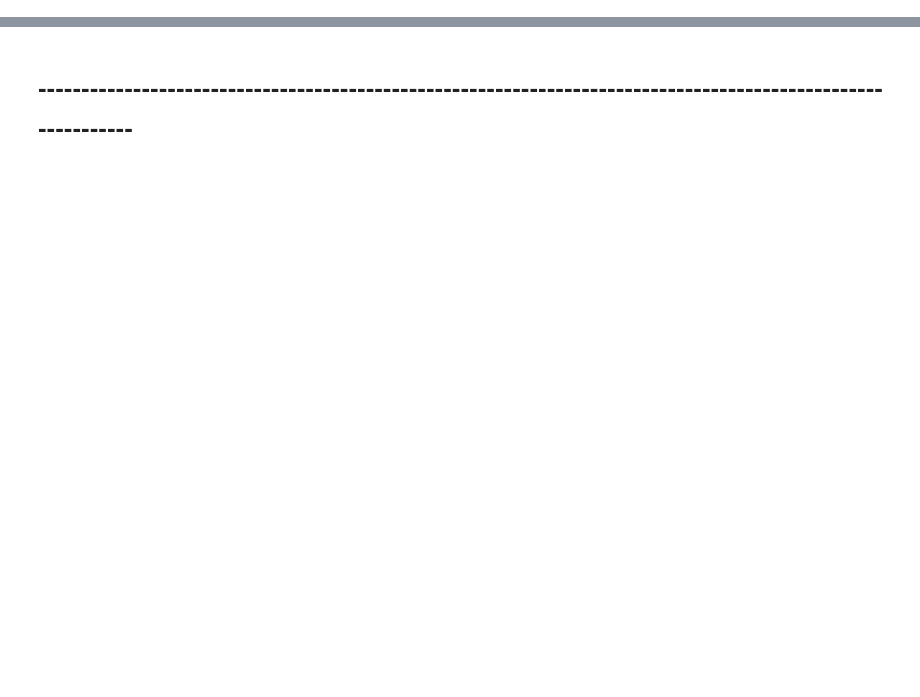
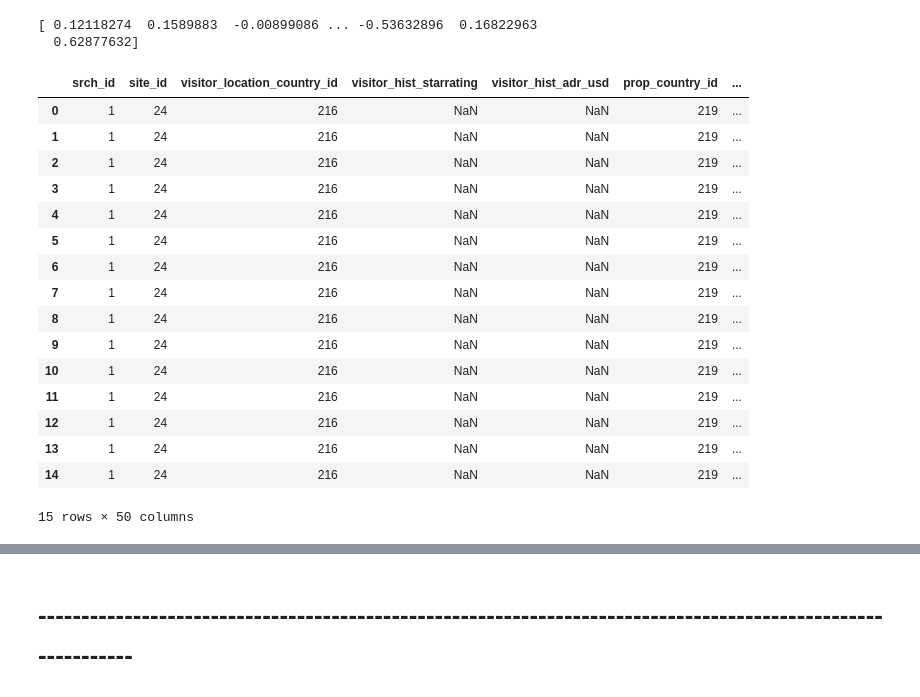
Before and after one commit to martinpucheuaviles/dmt_assignment2-, a Jupyter notebook: dmt_assignment_2_v2.ipynb, the cells around one changed output, grey strips where cells are left out. Drawn from its saved outputs; the diff is of its cells as text; code cells hidden in the pictures; blank space fills up the shorter version.

```diff
--- a/dmt_assignment_2_v2.ipynb
+++ b/dmt_assignment_2_v2.ipynb
@@ -109,5 +101,5 @@ print("len target 5: ",len(balanced.loc[balanced["target_col"] == 5]))
 # %%
-aux_training = aux_training.sample(frac=.5) #random sample
+#aux_training = aux_training.sample(frac=.5) #random sample
 
 print("len target 0: ",len(aux_training.loc[aux_training["target_col"] == 0]))
 print("len target 1: ",len(aux_training.loc[aux_training["target_col"] == 1]))
@@ -122,6 +110,9 @@ aux_training = aux_training.drop('date_time', axis=1) # cause me dont datee
 ##  drop columns that are not in test set (??? )
 aux_training = aux_training.drop('click_bool', axis=1)   #replaced by target_col and not in test set
 aux_training = aux_training.drop('booking_bool', axis=1) #replaced by target_col and not in test set
+
+aux_training = aux_training.drop('position', axis=1)     # not in test set
+aux_training = aux_training.drop('gross_bookings_usd', axis=1) # not in test set
 # %%
 # CAN WE DROP THIS AFTER TRAINING?
 #aux_training = aux_training.drop('position', axis=1)          # (not in test set)not sure about drop this one. Maybe some transformation ??
@@ -285,4 +265,4 @@ aux_test = aux_test.drop('prop_review_score', axis=1)
 aux_test = aux_test.drop('prop_location_score2', axis=1)
 aux_test = aux_test.drop('orig_destination_distance', axis=1)
 # %%
-aux_test = aux_test.drop('date_time', axis=1)
+test_data = test_data.drop('date_time', axis=1)
@@ -294,7 +269,31 @@ aux_test.columns
 # %%
-test_pred = gbm.predict(aux_test)
+# Create prediction over the test set
+test_pred = gbm.predict(test_data)
 
 print(test_pred)
+# %% [output]
+[ 0.12118274  0.1589883  -0.00899086 ... -0.53632896  0.16822963
+  0.62877632]
 # %%
-aux_test["predicted_ranking"] = test_pred
+# Add new column "predicted_ranking" to the test_set with predicted values of the model
+test_data["predicted_ranking"] = test_pred
+test_data.head(15)
+# %% [output]
+|  | srch_id | site_id | visitor_location_country_id | visitor_hist_starrating | visitor_hist_adr_usd | prop_country_id | ... |
+| 0 | 1 | 24 | 216 | NaN | NaN | 219 | ... |
+| 1 | 1 | 24 | 216 | NaN | NaN | 219 | ... |
+| 2 | 1 | 24 | 216 | NaN | NaN | 219 | ... |
+| 3 | 1 | 24 | 216 | NaN | NaN | 219 | ... |
+| 4 | 1 | 24 | 216 | NaN | NaN | 219 | ... |
+| 5 | 1 | 24 | 216 | NaN | NaN | 219 | ... |
+| 6 | 1 | 24 | 216 | NaN | NaN | 219 | ... |
+| 7 | 1 | 24 | 216 | NaN | NaN | 219 | ... |
+| 8 | 1 | 24 | 216 | NaN | NaN | 219 | ... |
+| 9 | 1 | 24 | 216 | NaN | NaN | 219 | ... |
+| 10 | 1 | 24 | 216 | NaN | NaN | 219 | ... |
+| 11 | 1 | 24 | 216 | NaN | NaN | 219 | ... |
+| 12 | 1 | 24 | 216 | NaN | NaN | 219 | ... |
+| 13 | 1 | 24 | 216 | NaN | NaN | 219 | ... |
+| 14 | 1 | 24 | 216 | NaN | NaN | 219 | ... |
+15 rows × 50 columns
 # %%
```
Also changed, not shown: parts of 27 cells of this notebook.
